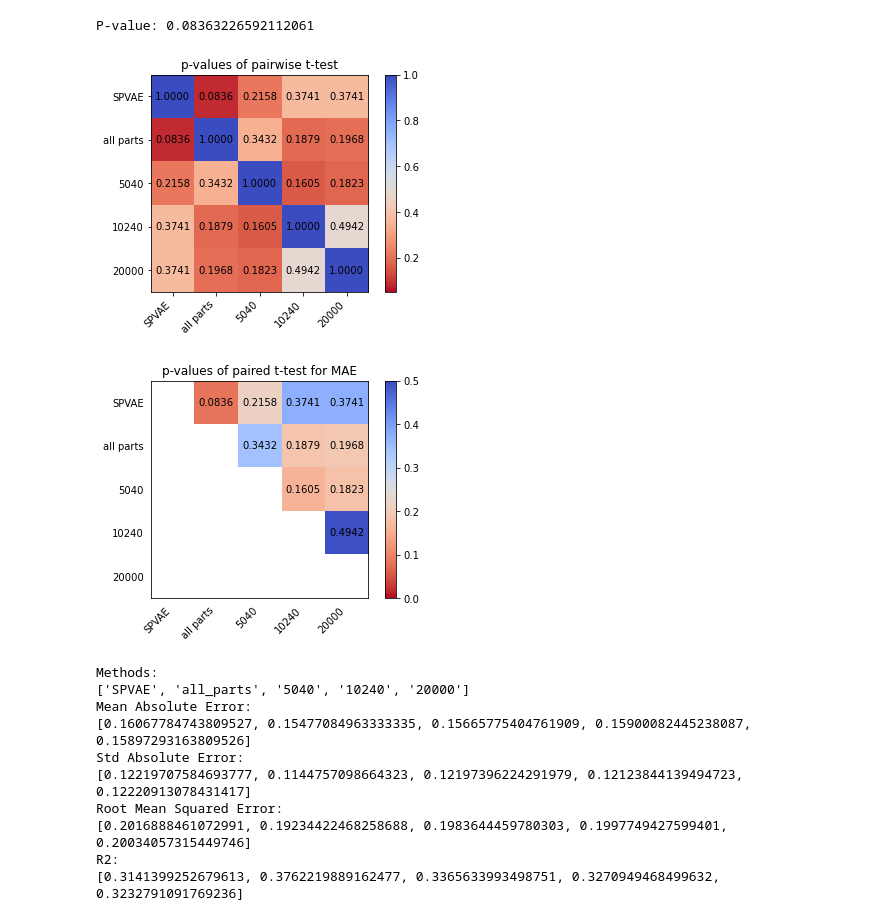
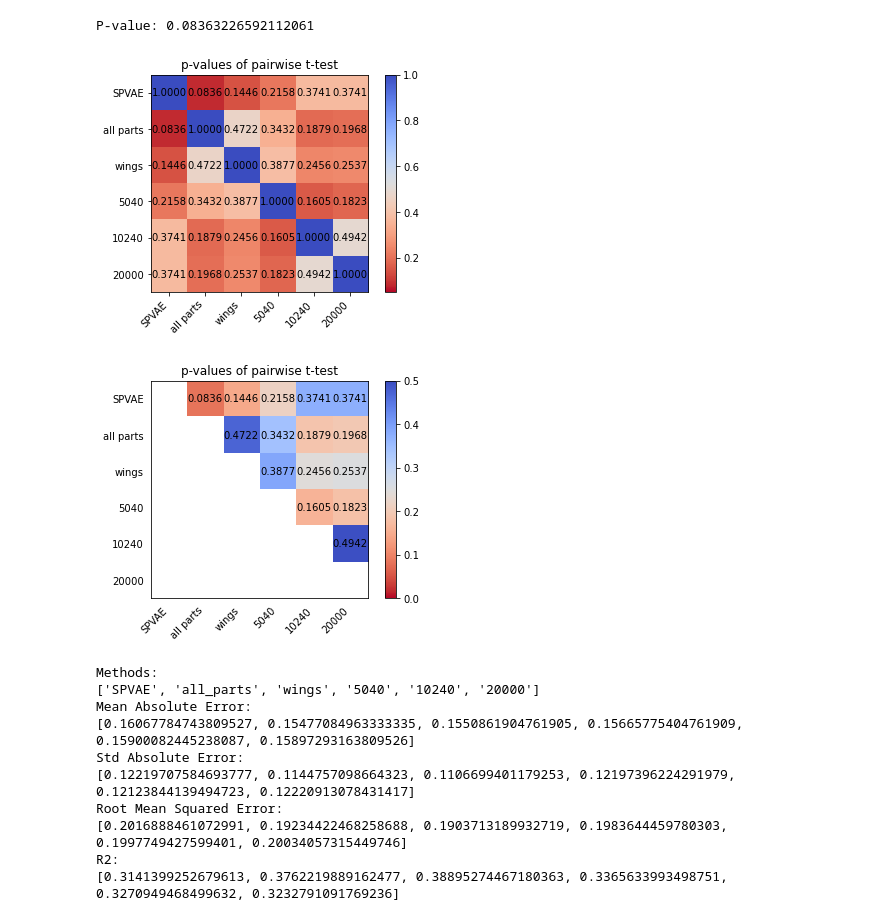
Before and after one commit to Xingang-Li/structure_aware_design_evaluation, a Jupyter notebook: plane/plane_autogluon_lift.ipynb, the cells around one changed output. Drawn from its saved outputs; the diff is of its cells as text; code cells hidden in the pictures.

```diff
--- a/plane/plane_autogluon_lift.ipynb
+++ b/plane/plane_autogluon_lift.ipynb
@@ -11,11 +11,11 @@ df_test = pd.read_csv("./data/plane_autogluon_lift_test.csv")
 df_train = pd.read_csv("./data/plane_autogluon_lift_train.csv")
 # df_train.head()
 # %%
-models = ['SPVAE', 'all parts', '5040', '10240', '20000']
+models = ['SPVAE', 'all parts', 'wings', '5040', '10240', '20000']
 gt_test = df_test['GT']
 gt_train = df_train['GT']
 # Create a figure with subplots
-fig, axes = plt.subplots(1, 5, figsize=(20, 4))
+fig, axes = plt.subplots(1, 6, figsize=(20, 4))
 
 # Iterate over the subplots and plot the data
 for i, ax in enumerate(axes):
@@ -43,30 +42,0 @@ plt.show()
-# %%
-models = ['SPVAE', 'all parts', '5040', '10240', '20000']
-gt_test = df_test['GT']
-gt_train = df_train['GT']
-# Create a figure with subplots
-fig, axes = plt.subplots(1, 5, figsize=(20, 4))
-
-# Iterate over the subplots and plot the data
-for i, ax in enumerate(axes):
-    method_data_test = df_test[models[i]]
-    method_data_train = df_train[models[i]]
-    max_value = 1
-    min_value = 0
-    ax.plot([min_value, max_value], [min_value, max_value], color='black', linewidth=1)
-    ax.set_xlim([min_value, max_value])
-    ax.set_ylim([min_value, max_value])
-    ax.scatter(gt_test, method_data_test, s=10, label='Test')
-    ax.scatter(gt_train, method_data_train, s=10, label='Train')
-    ax.set_xlabel('Ground Truth', fontsize=16)
-    ax.set_ylabel(f'Predicted Values', fontsize=16)
-    ax.set_title(f'Lift {models[i]}', fontsize=14)
-    ax.tick_params('y', labelsize=16)
-    ax.tick_params('x', labelsize=16)
-    ax.legend(fontsize=14)
-
-# Adjust the spacing between subplots
-plt.tight_layout()
-
-# Show the plot
-plt.show()
@@ -95,15 +64,17 @@ df_ae_all_parts_test = abs(df_test['all parts'] - df_test['GT'])
 df_ae_5040_test = abs(df_test['5040'] - df_test['GT'])
 df_ae_10240_test = abs(df_test['10240'] - df_test['GT'])
 df_ae_20000_test = abs(df_test['20000'] - df_test['GT'])
+df_ae_wings_test = abs(df_test['wings'] - df_test['GT'])
 
 df_se_SPVAE_test = df_ae_SPVAE_test ** 2
 df_se_all_parts_test = df_ae_all_parts_test ** 2
 df_se_5040_test = df_ae_5040_test ** 2
 df_se_10240_test = df_ae_10240_test ** 2
 df_se_20000_test = df_ae_20000_test ** 2
+df_se_wings_test = df_ae_wings_test ** 2
 
-data_frames = [df_ae_SPVAE_test, df_ae_all_parts_test, df_ae_5040_test, df_ae_10240_test, df_ae_20000_test]
-method_names = ['SPVAE', 'all parts', '5040', '10240', '20000']
+data_frames = [df_ae_SPVAE_test, df_ae_all_parts_test,  df_ae_wings_test, df_ae_5040_test, df_ae_10240_test, df_ae_20000_test]
+method_names = ['SPVAE', 'all parts', 'wings', '5040', '10240', '20000']
 
 # Create a symmetric matrix to store p-values
 p_values = np.zeros((len(data_frames), len(data_frames)))
@@ -121,34 +92,34 @@ for i in range(len(data_frames)):
 # Set diagonal values to NaN to exclude them from display
 np.fill_diagonal(p_values, int(1))
 
 # Plot the heatmap
 fig, ax = plt.subplots()
 im = ax.imshow(p_values, cmap='coolwarm_r', vmin=0.05) #reversed color map
 
 # Show all ticks and labels
 ax.set_xticks(np.arange(len(method_names)))
 ax.set_yticks(np.arange(len(method_names)))
 ax.set_xticklabels(method_names)
 ax.set_yticklabels(method_names)
 
 # Rotate the tick labels and set alignment
 plt.setp(ax.get_xticklabels(), rotation=45, ha="right")
 
 # Set colorbar
 cbar = ax.figure.colorbar(im, ax=ax)
 
 # Set title
 ax.set_title('p-values of pairwise t-test')
 
 # Display values inside the heatmap
 for i in range(len(method_names)):
     for j in range(len(method_names)):
         text = ax.text(j, i, f'{p_values[i, j]:.4f}',
                        ha="center", va="center", color="black")
 
 plt.show()
 # %% [output]
-[figure, old version]
+[figure, new version]
 # %%
 import numpy as np
 import matplotlib.pyplot as plt
@@ -187,7 +158,7 @@ plt.setp(ax.get_xticklabels(), rotation=45, ha="right")
 cbar = ax.figure.colorbar(im, ax=ax)
 
 # Set title
-ax.set_title('p-values of paired t-test for MAE')
+ax.set_title('p-values of pairwise t-test')
 
 # Display values inside the heatmap
 for i in range(len(method_names)):
@@ -198,11 +169,11 @@ for i in range(len(method_names)):
 
 plt.show()
 # %% [output]
-[figure, old version]
+[figure, new version]
 # %%
 import numpy as np
 
-models = ['SPVAE', 'all_parts', '5040', '10240', '20000']
+models = ['SPVAE', 'all_parts', 'wings', '5040', '10240', '20000']
 mae_list_test = []
 std_ae_list_test = []
 rmse_list_test = []
@@ -238,12 +209,12 @@ print("R2:")
 print(r2_test_list)
 # %% [output]
 Methods:
-['SPVAE', 'all_parts', '5040', '10240', '20000']
+['SPVAE', 'all_parts', 'wings', '5040', '10240', '20000']
 Mean Absolute Error:
-[0.16067784743809527, 0.15477084963333335, 0.15665775404761909, 0.15900082445238087, 0.15897293163809526]
+[0.16067784743809527, 0.15477084963333335, 0.1550861904761905, 0.15665775404761909, 0.15900082445238087, 0.15897293163809526]
 Std Absolute Error:
-[0.12219707584693777, 0.1144757098664323, 0.12197396224291979, 0.12123844139494723, 0.12220913078431417]
+[0.12219707584693777, 0.1144757098664323, 0.1106699401179253, 0.12197396224291979, 0.12123844139494723, 0.12220913078431417]
 Root Mean Squared Error:
-[0.2016888461072991, 0.19234422468258688, 0.1983644459780303, 0.1997749427599401, 0.20034057315449746]
+[0.2016888461072991, 0.19234422468258688, 0.1903713189932719, 0.1983644459780303, 0.1997749427599401, 0.20034057315449746]
 R2:
-[0.3141399252679613, 0.3762219889162477, 0.3365633993498751, 0.3270949468499632, 0.3232791091769236]
+[0.3141399252679613, 0.3762219889162477, 0.38895274467180363, 0.3365633993498751, 0.3270949468499632, 0.3232791091769236]
```
Also changed, not shown: parts of 5 cells of this notebook, 2 other files.
